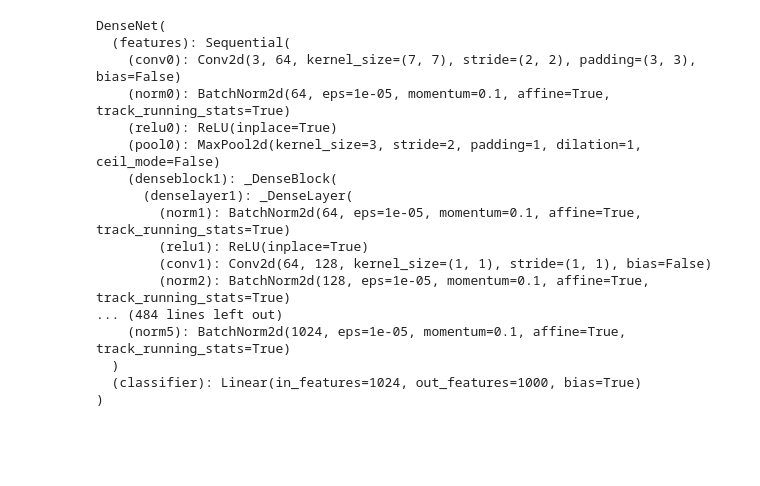
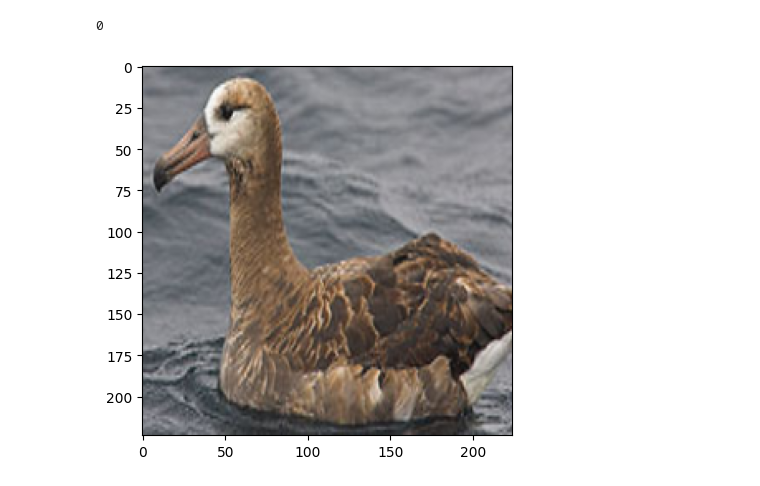
Before and after one commit to Ka0Ri/Capsule-Network, a Jupyter notebook: test.ipynb, the cells around one changed output. Drawn from its saved outputs; the diff is of its cells as text; code cells hidden in the pictures; blank space fills up the shorter version.

Commit message:
update dataset

```diff
--- a/test.ipynb
+++ b/test.ipynb
@@ -70,23 +34,13 @@ tensor([[0.0956, 0.0991, 0.0996, 0.0938, 0.1078, 0.0963, 0.1157, 0.0891, 0.1015,
-# %%
-from torchvision.models import densenet121 as Model
-
-model = Model()
-print(model)
-# %% [output]
-DenseNet(
-  (features): Sequential(
-    (conv0): Conv2d(3, 64, kernel_size=(7, 7), stride=(2, 2), padding=(3, 3), bias=False)
-    (norm0): BatchNorm2d(64, eps=1e-05, momentum=0.1, affine=True, track_running_stats=True)
-    (relu0): ReLU(inplace=True)
-    (pool0): MaxPool2d(kernel_size=3, stride=2, padding=1, dilation=1, ceil_mode=False)
-    (denseblock1): _DenseBlock(
-      (denselayer1): _DenseLayer(
-        (norm1): BatchNorm2d(64, eps=1e-05, momentum=0.1, affine=True, track_running_stats=True)
-        (relu1): ReLU(inplace=True)
-        (conv1): Conv2d(64, 128, kernel_size=(1, 1), stride=(1, 1), bias=False)
-        (norm2): BatchNorm2d(128, eps=1e-05, momentum=0.1, affine=True, track_running_stats=True)
-... (484 lines left out)
-    (norm5): BatchNorm2d(1024, eps=1e-05, momentum=0.1, affine=True, track_running_stats=True)
-  )
-  (classifier): Linear(in_features=1024, out_features=1000, bias=True)
-)
+# %%
+from Capsule.ultis import Cub2011
+from matplotlib import pyplot as plt
+from torchvision.transforms import ToPILImage
+dataset = Cub2011(mode='test', data_path='data/CUB_200_2011', transform=None)
+
+img, label, oimg = dataset[10]
+print(label)
+plt.imshow(ToPILImage()(oimg))
+plt.show()
+# %% [output]
+0
+[figure, added]
```
Also changed, not shown: parts of 2 cells of this notebook, 3 other files.
